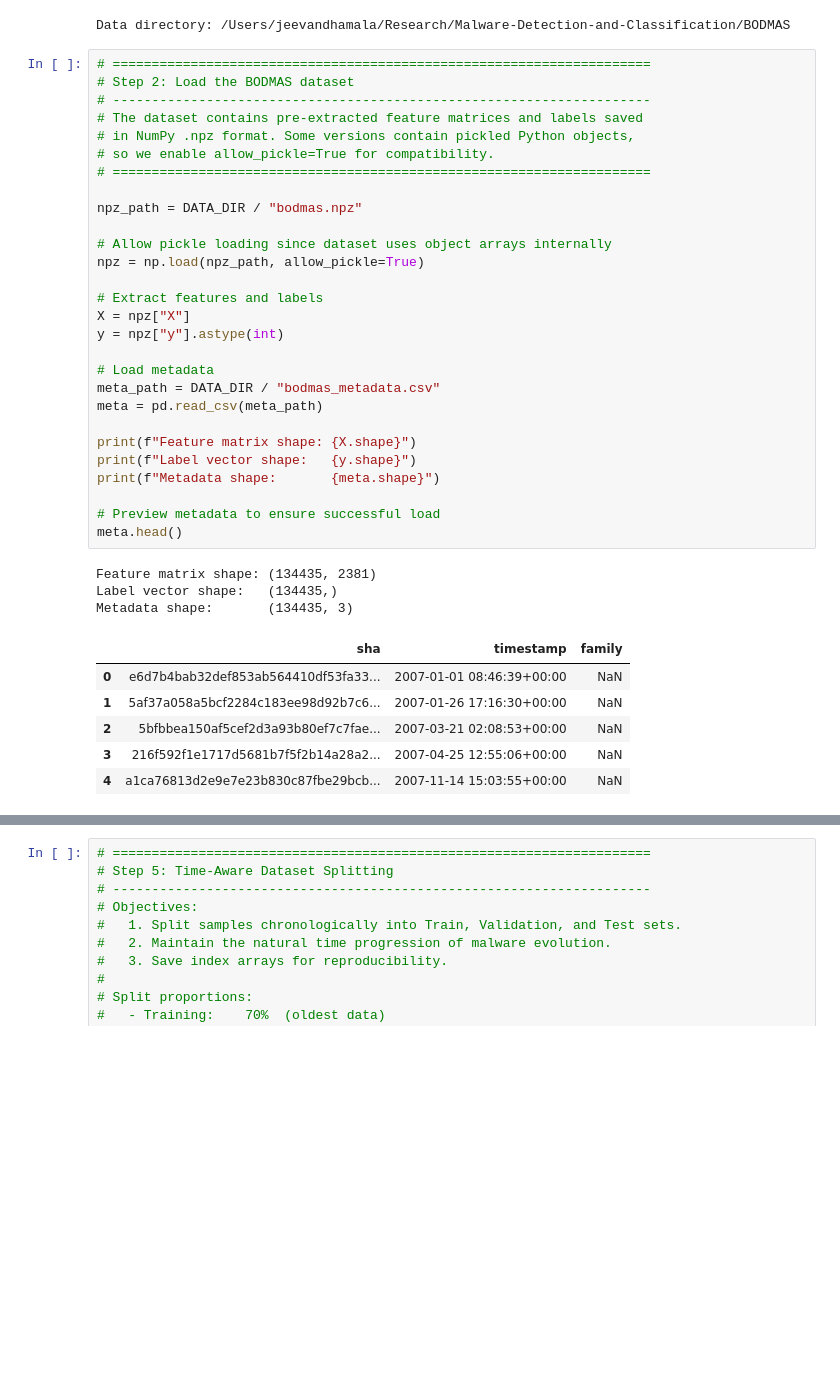
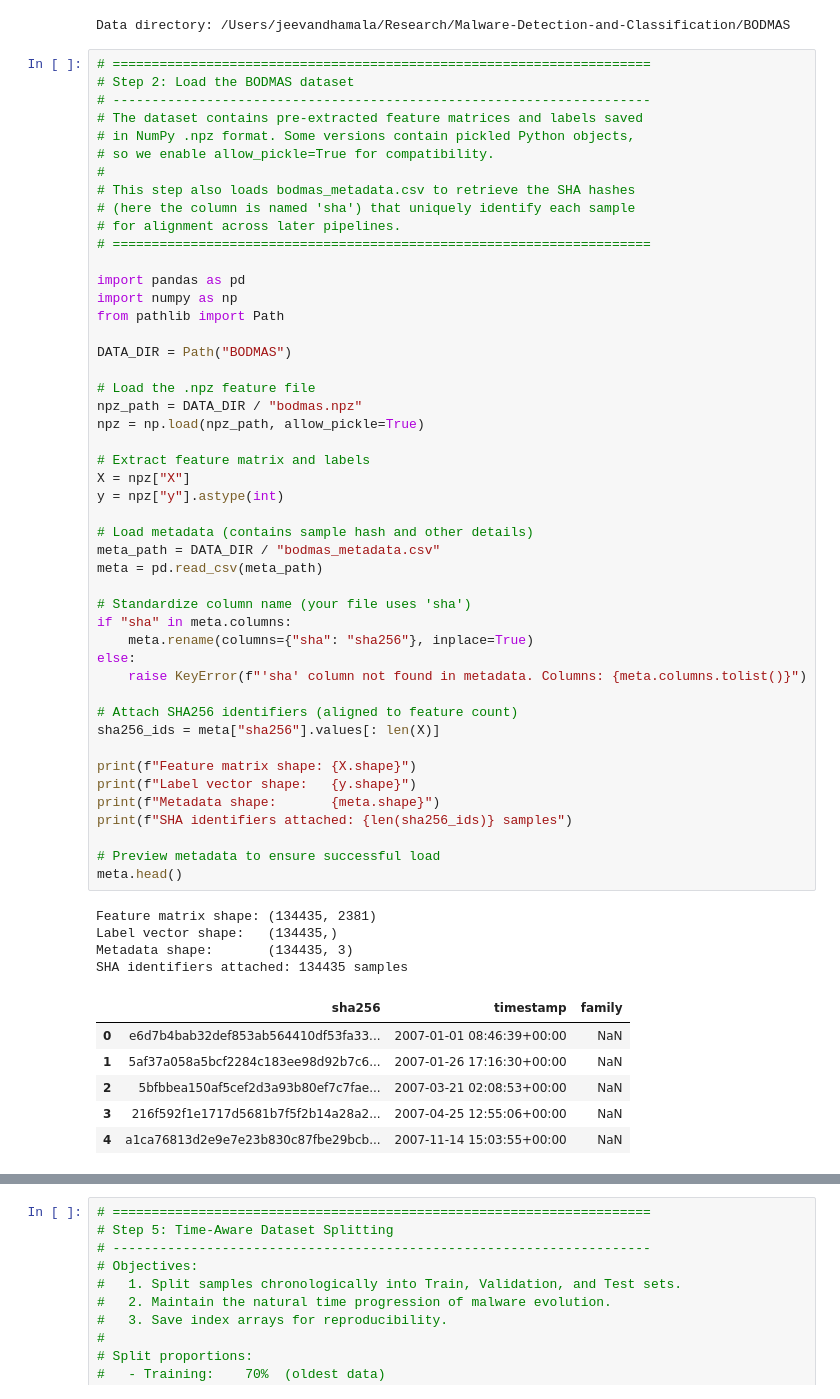
Before and after one commit to AlishanMirza/Malaria-Detection-and-Classification, a Jupyter notebook: 1.DataPreparation.ipynb, the cells around one changed output, grey strips where cells are left out. Saved outputs shown, nothing was run; the diff lists cells and outputs as text; blank space fills up the shorter version.

```diff
--- a/1.DataPreparation.ipynb
+++ b/1.DataPreparation.ipynb
@@ -28,36 +28,56 @@ Data directory: /Users/jeevandhamala/Research/Malware-Detection-and-Classificati
 # %%
 # =====================================================================
 # Step 2: Load the BODMAS dataset
 # ---------------------------------------------------------------------
 # The dataset contains pre-extracted feature matrices and labels saved
 # in NumPy .npz format. Some versions contain pickled Python objects,
 # so we enable allow_pickle=True for compatibility.
+#
+# This step also loads bodmas_metadata.csv to retrieve the SHA hashes
+# (here the column is named 'sha') that uniquely identify each sample
+# for alignment across later pipelines.
 # =====================================================================
 
+import pandas as pd
+import numpy as np
+from pathlib import Path
+
+DATA_DIR = Path("BODMAS")
+
+# Load the .npz feature file
 npz_path = DATA_DIR / "bodmas.npz"
-
-# Allow pickle loading since dataset uses object arrays internally
 npz = np.load(npz_path, allow_pickle=True)
 
-# Extract features and labels
+# Extract feature matrix and labels
 X = npz["X"]
 y = npz["y"].astype(int)
 
-# Load metadata
+# Load metadata (contains sample hash and other details)
 meta_path = DATA_DIR / "bodmas_metadata.csv"
 meta = pd.read_csv(meta_path)
+
+# Standardize column name (your file uses 'sha')
+if "sha" in meta.columns:
+    meta.rename(columns={"sha": "sha256"}, inplace=True)
+else:
+    raise KeyError(f"'sha' column not found in metadata. Columns: {meta.columns.tolist()}")
+
+# Attach SHA256 identifiers (aligned to feature count)
+sha256_ids = meta["sha256"].values[: len(X)]
 
 print(f"Feature matrix shape: {X.shape}")
 print(f"Label vector shape:   {y.shape}")
 print(f"Metadata shape:       {meta.shape}")
+print(f"SHA identifiers attached: {len(sha256_ids)} samples")
 
 # Preview metadata to ensure successful load
 meta.head()
 # %% [output]
 Feature matrix shape: (134435, 2381)
 Label vector shape:   (134435,)
 Metadata shape:       (134435, 3)
+SHA identifiers attached: 134435 samples
-|  | sha | timestamp | family |
+|  | sha256 | timestamp | family |
 | 0 | e6d7b4bab32def853ab564410df53fa33... | 2007-01-01 08:46:39+00:00 | NaN |
 | 1 | 5af37a058a5bcf2284c183ee98d92b7c6... | 2007-01-26 17:16:30+00:00 | NaN |
 | 2 | 5bfbbea150af5cef2d3a93b80ef7c7fae... | 2007-03-21 02:08:53+00:00 | NaN |
```
Also changed, not shown: parts of 5 cells of this notebook, 2 other files.
